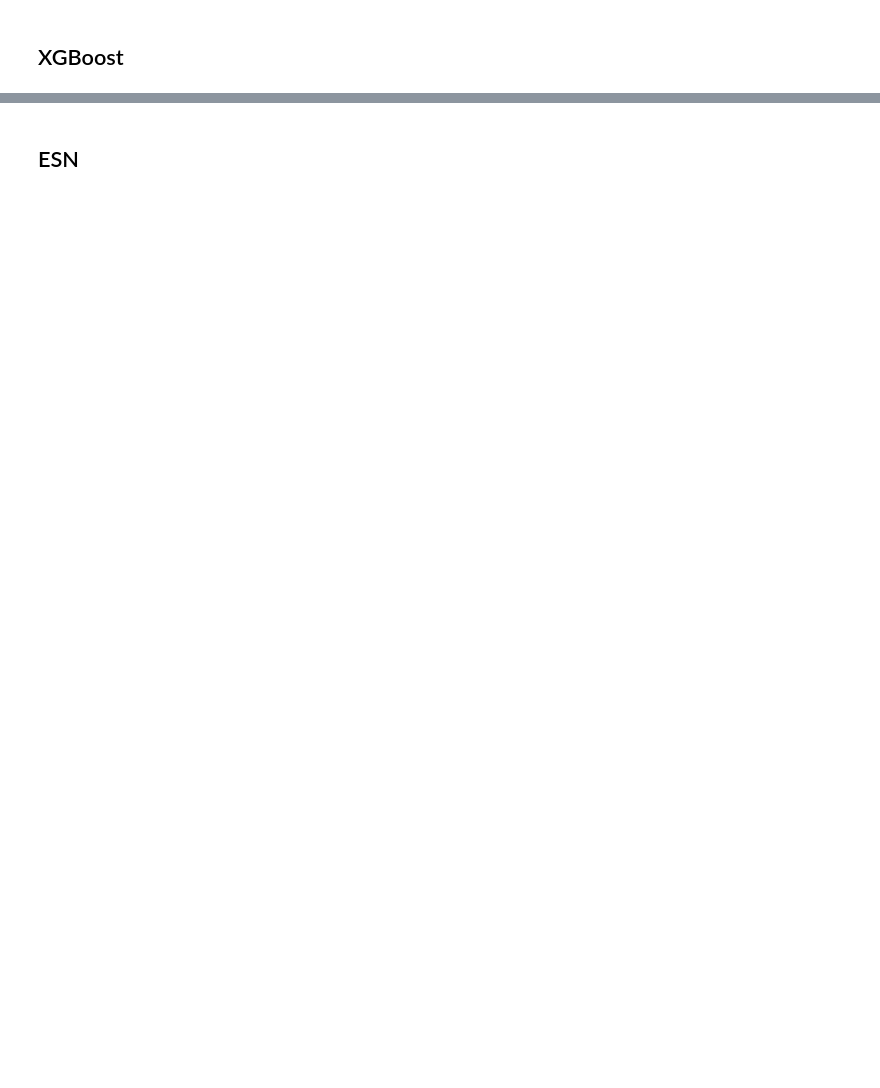
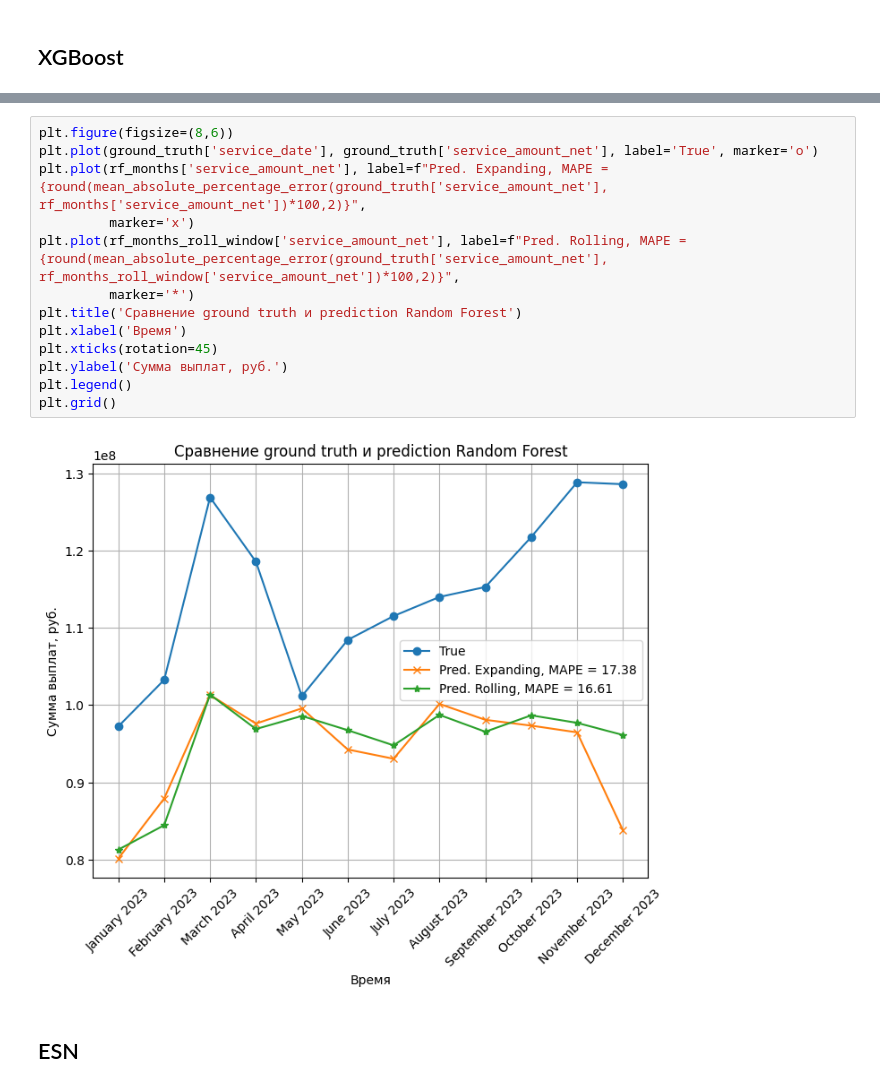
Before and after one commit to ATHigh/RiskPredict-Sber, a Jupyter notebook: solution.ipynb, the cells around one changed output, grey strips where cells are left out. Drawn from its saved outputs; the diff is of its cells as text; blank space fills up the shorter version.

```diff
--- a/solution.ipynb
+++ b/solution.ipynb
@@ -970,2 +1038,17 @@ print(f"Средняя абсолютная ошибка по месяцам: {m
+# %%
+plt.figure(figsize=(8,6))
+plt.plot(ground_truth['service_date'], ground_truth['service_amount_net'], label='True', marker='o')
+plt.plot(rf_months['service_amount_net'], label=f"Pred. Expanding, MAPE = {round(mean_absolute_percentage_error(ground_truth['service_amount_net'], rf_months['service_amount_net'])*100,2)}",
+         marker='x')
+plt.plot(rf_months_roll_window['service_amount_net'], label=f"Pred. Rolling, MAPE = {round(mean_absolute_percentage_error(ground_truth['service_amount_net'], rf_months_roll_window['service_amount_net'])*100,2)}",
+         marker='*')
+plt.title('Сравнение ground truth и prediction Random Forest')
+plt.xlabel('Время')
+plt.xticks(rotation=45)
+plt.ylabel('Сумма выплат, руб.')
+plt.legend()
+plt.grid()
+# %% [output]
+[figure, added]
 # %% [markdown]
 ## ESN
```
Also changed, not shown: parts of 29 cells of this notebook.
